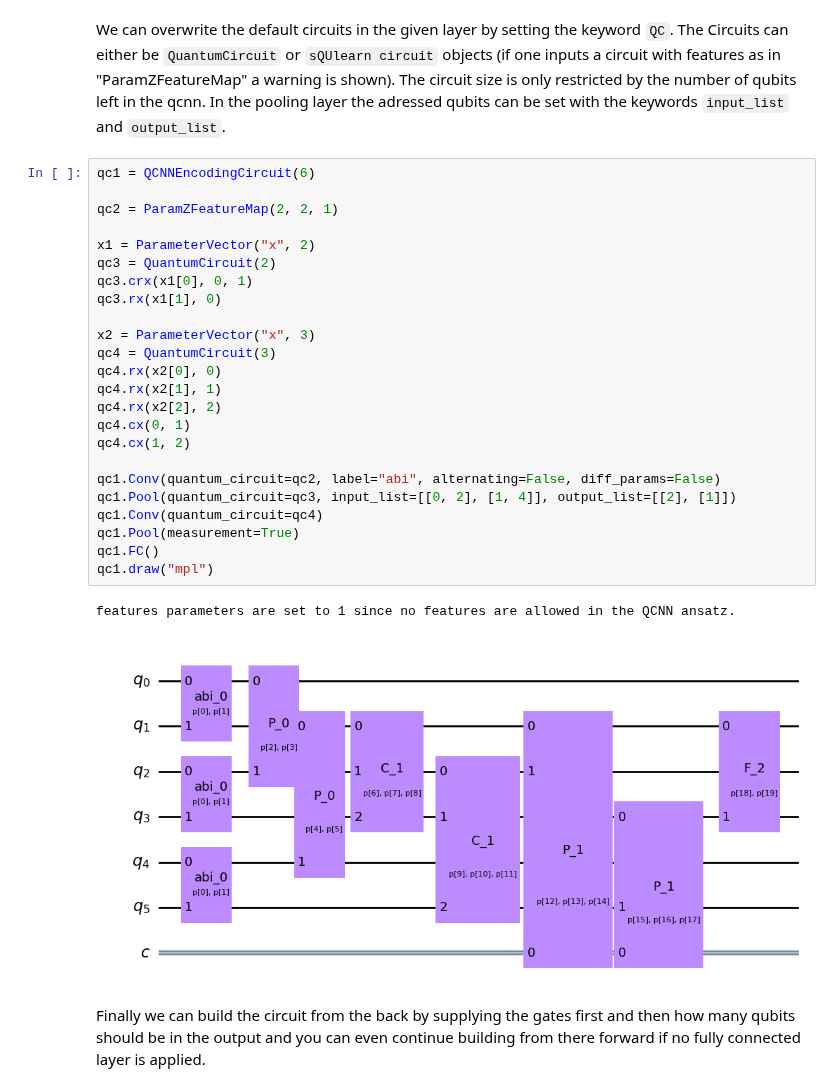
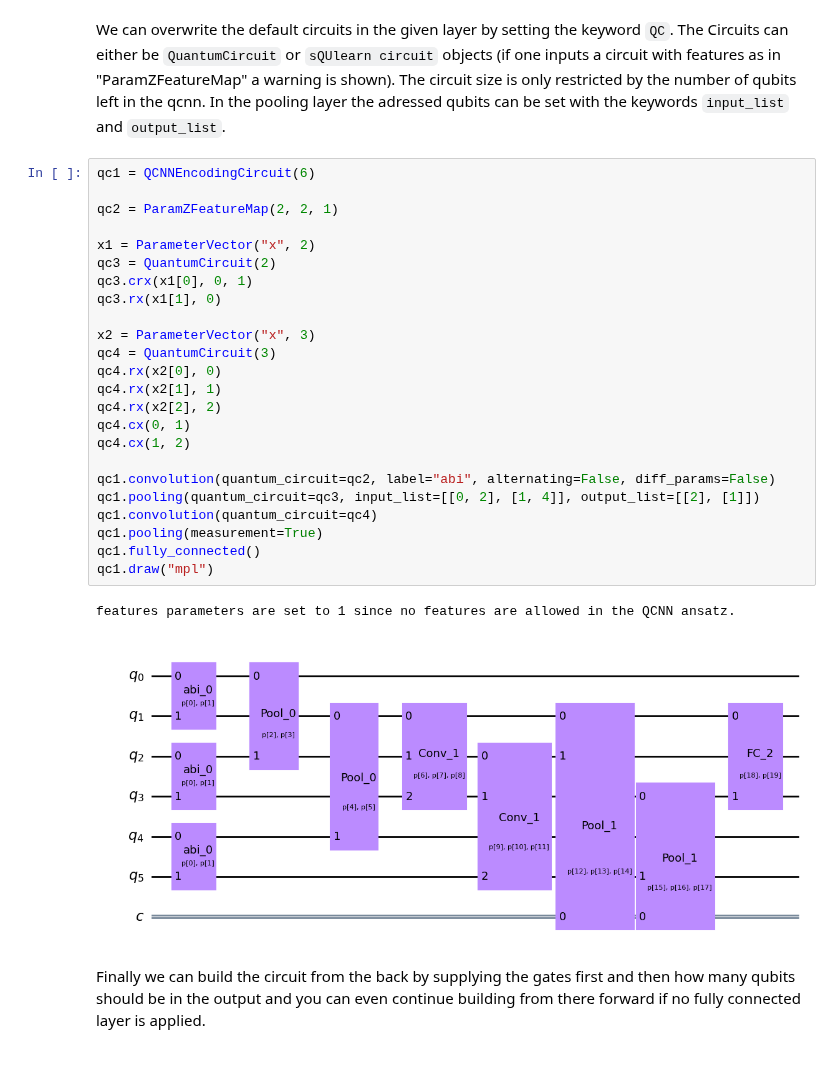
Before and after one commit to sQUlearn/squlearn, a Jupyter notebook: examples/qnn/example_qcnn_encoding_circuit.ipynb, the cells around one changed output. Drawn from its saved outputs; the diff is of its cells as text; blank space fills up the shorter version.

```diff
--- a/examples/qnn/example_qcnn_encoding_circuit.ipynb
+++ b/examples/qnn/example_qcnn_encoding_circuit.ipynb
@@ -50,30 +50,30 @@ We can overwrite the default circuits in the given layer by setting the keyword
 # %%
 qc1 = QCNNEncodingCircuit(6)
 
 qc2 = ParamZFeatureMap(2, 2, 1)
 
 x1 = ParameterVector("x", 2)
 qc3 = QuantumCircuit(2)
 qc3.crx(x1[0], 0, 1)
 qc3.rx(x1[1], 0)
 
 x2 = ParameterVector("x", 3)
 qc4 = QuantumCircuit(3)
 qc4.rx(x2[0], 0)
 qc4.rx(x2[1], 1)
 qc4.rx(x2[2], 2)
 qc4.cx(0, 1)
 qc4.cx(1, 2)
 
-qc1.Conv(quantum_circuit=qc2, label="abi", alternating=False, diff_params=False)
-qc1.Pool(quantum_circuit=qc3, input_list=[[0, 2], [1, 4]], output_list=[[2], [1]])
-qc1.Conv(quantum_circuit=qc4)
-qc1.Pool(measurement=True)
-qc1.FC()
+qc1.convolution(quantum_circuit=qc2, label="abi", alternating=False, diff_params=False)
+qc1.pooling(quantum_circuit=qc3, input_list=[[0, 2], [1, 4]], output_list=[[2], [1]])
+qc1.convolution(quantum_circuit=qc4)
+qc1.pooling(measurement=True)
+qc1.fully_connected()
 qc1.draw("mpl")
 # %% [output]
 features parameters are set to 1 since no features are allowed in the QCNN ansatz.
-[figure, old version]
+[figure, new version]
 # %% [markdown]
 Finally we can build the circuit from the back by supplying the gates first and then how many qubits should be in the output and you can even continue building from there forward if no fully connected layer is applied.
 # %%
```
Also changed, not shown: parts of 6 cells of this notebook, 1 other file.
